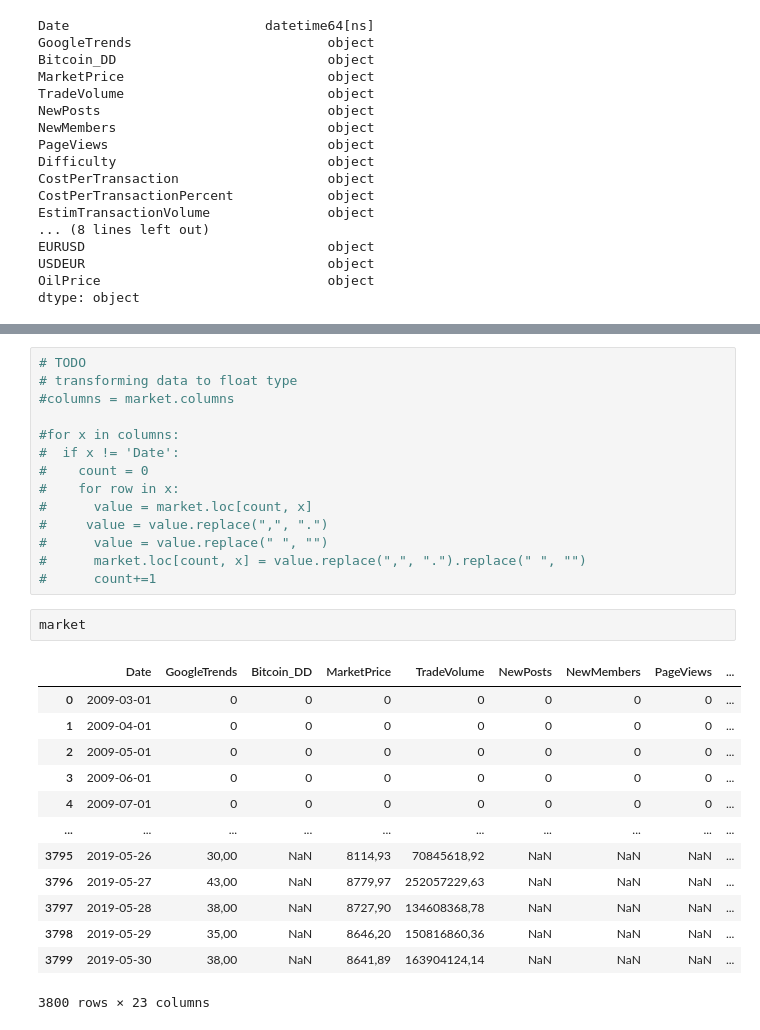
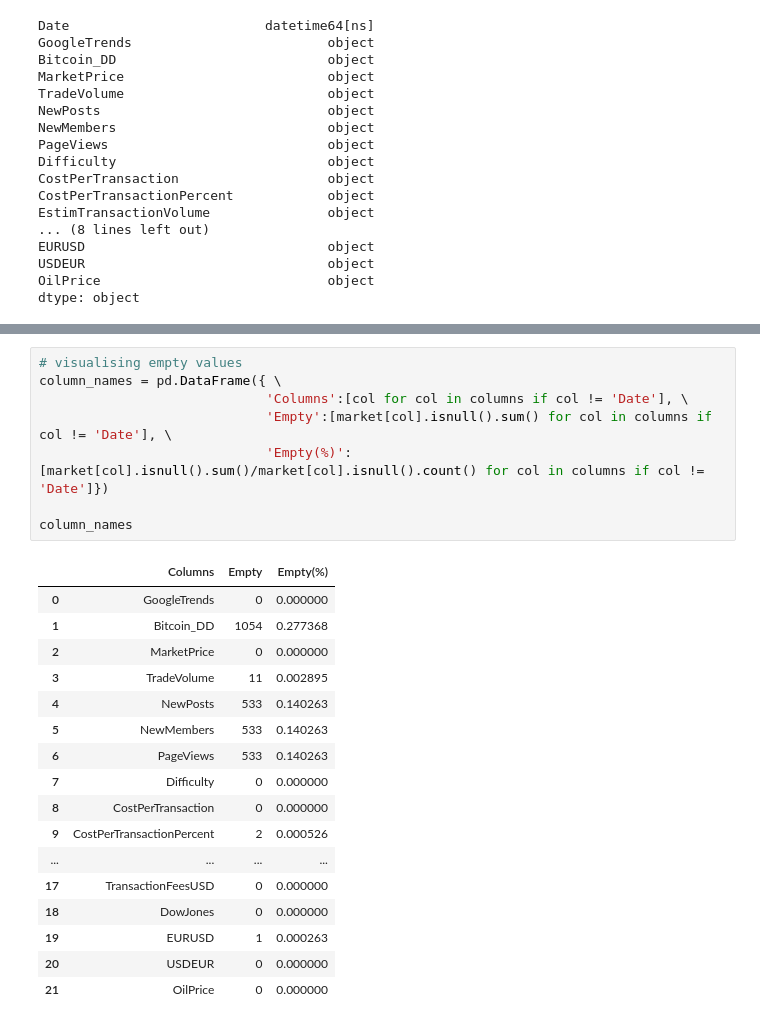
Before and after one commit to wallisonferreira/analise-exploratoria-mercados, a Jupyter notebook: wrangling.ipynb, the cells around one changed output, grey strips where cells are left out. Cells and saved outputs as stored; diff of their text form.

```diff
--- a/wrangling.ipynb
+++ b/wrangling.ipynb
@@ -170,30 +204,26 @@ market
-# %%
-# TODO
-# transforming data to float type
-#columns = market.columns
-
-#for x in columns:
-#  if x != 'Date':
-#    count = 0
-#    for row in x:
-#      value = market.loc[count, x]
-#     value = value.replace(",", ".")
-#      value = value.replace(" ", "")
-#      market.loc[count, x] = value.replace(",", ".").replace(" ", "")
-#      count+=1
-# %%
-market
-# %% [output]
-|  | Date | GoogleTrends | Bitcoin_DD | MarketPrice | TradeVolume | NewPosts | NewMembers | PageViews | ... |
-| 0 | 2009-03-01 | 0 | 0 | 0 | 0 | 0 | 0 | 0 | ... |
-| 1 | 2009-04-01 | 0 | 0 | 0 | 0 | 0 | 0 | 0 | ... |
-| 2 | 2009-05-01 | 0 | 0 | 0 | 0 | 0 | 0 | 0 | ... |
-| 3 | 2009-06-01 | 0 | 0 | 0 | 0 | 0 | 0 | 0 | ... |
-| 4 | 2009-07-01 | 0 | 0 | 0 | 0 | 0 | 0 | 0 | ... |
-| ... | ... | ... | ... | ... | ... | ... | ... | ... | ... |
-| 3795 | 2019-05-26 | 30,00 | NaN | 8114,93 | 70845618,92 | NaN | NaN | NaN | ... |
-| 3796 | 2019-05-27 | 43,00 | NaN | 8779,97 | 252057229,63 | NaN | NaN | NaN | ... |
-| 3797 | 2019-05-28 | 38,00 | NaN | 8727,90 | 134608368,78 | NaN | NaN | NaN | ... |
-| 3798 | 2019-05-29 | 35,00 | NaN | 8646,20 | 150816860,36 | NaN | NaN | NaN | ... |
-| 3799 | 2019-05-30 | 38,00 | NaN | 8641,89 | 163904124,14 | NaN | NaN | NaN | ... |
-3800 rows × 23 columns
+# %%
+# visualising empty values
+column_names = pd.DataFrame({ \
+                             'Columns':[col for col in columns if col != 'Date'], \
+                             'Empty':[market[col].isnull().sum() for col in columns if col != 'Date'], \
+                             'Empty(%)':[market[col].isnull().sum()/market[col].isnull().count() for col in columns if col != 'Date']})
+
+column_names
+# %% [output]
+|  | Columns | Empty | Empty(%) |
+| 0 | GoogleTrends | 0 | 0.000000 |
+| 1 | Bitcoin_DD | 1054 | 0.277368 |
+| 2 | MarketPrice | 0 | 0.000000 |
+| 3 | TradeVolume | 11 | 0.002895 |
+| 4 | NewPosts | 533 | 0.140263 |
+| 5 | NewMembers | 533 | 0.140263 |
+| 6 | PageViews | 533 | 0.140263 |
+| 7 | Difficulty | 0 | 0.000000 |
+| 8 | CostPerTransaction | 0 | 0.000000 |
+| 9 | CostPerTransactionPercent | 2 | 0.000526 |
+| ... | ... | ... | ... |
+| 17 | TransactionFeesUSD | 0 | 0.000000 |
+| 18 | DowJones | 0 | 0.000000 |
+| 19 | EURUSD | 1 | 0.000263 |
+| 20 | USDEUR | 0 | 0.000000 |
+| 21 | OilPrice | 0 | 0.000000 |
```
Also changed, not shown: parts of 6 cells of this notebook.
